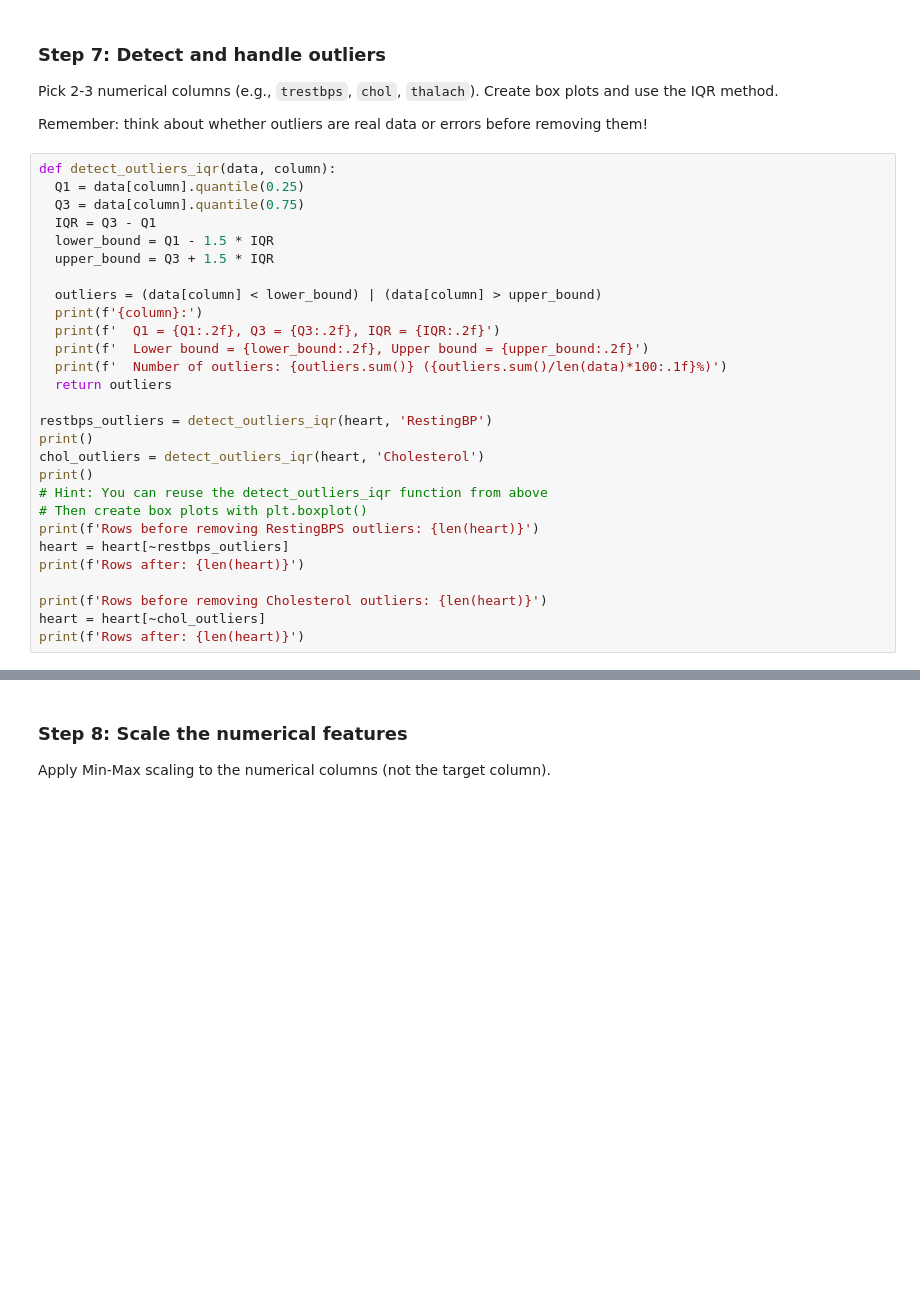
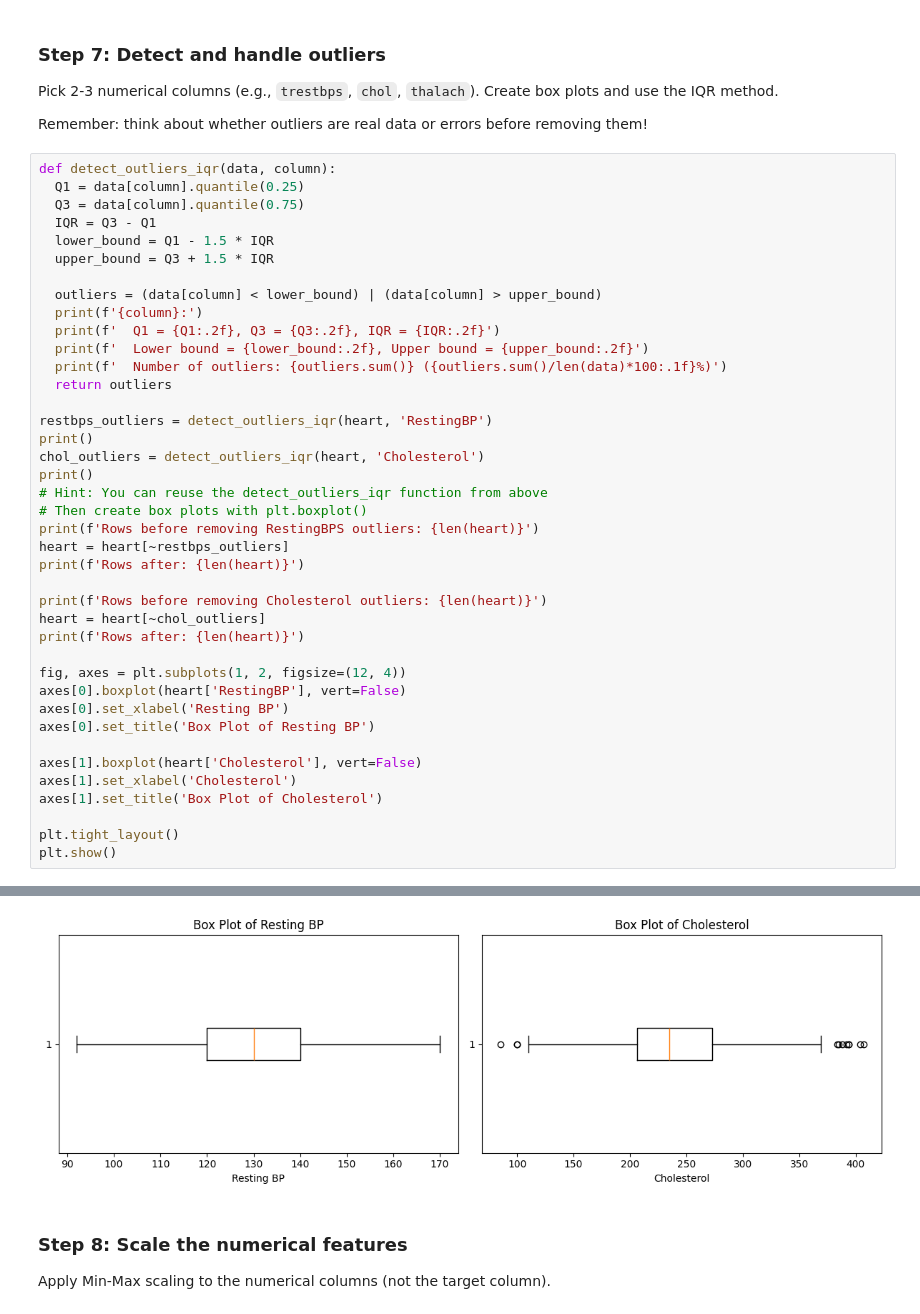
Before and after one commit to arosales23/CIS-3514-WT-EC-ARA, a Jupyter notebook: Data_Cleaning_Exercise_Class.ipynb, the cells around one changed output, grey strips where cells are left out. Saved outputs shown, nothing was run; the diff lists cells and outputs as text; blank space fills up the shorter version.

```diff
--- a/Data_Cleaning_Exercise_Class.ipynb
+++ b/Data_Cleaning_Exercise_Class.ipynb
@@ -244,6 +246,18 @@ print(f'Rows after: {len(heart)}')
 print(f'Rows before removing Cholesterol outliers: {len(heart)}')
 heart = heart[~chol_outliers]
 print(f'Rows after: {len(heart)}')
+
+fig, axes = plt.subplots(1, 2, figsize=(12, 4))
+axes[0].boxplot(heart['RestingBP'], vert=False)
+axes[0].set_xlabel('Resting BP')
+axes[0].set_title('Box Plot of Resting BP')
+
+axes[1].boxplot(heart['Cholesterol'], vert=False)
+axes[1].set_xlabel('Cholesterol')
+axes[1].set_title('Box Plot of Cholesterol')
+
+plt.tight_layout()
+plt.show()
 # %% [output]
 RestingBP:
   Q1 = 120.00, Q3 = 140.00, IQR = 20.00
@@ -262,3 +276,4 @@ Rows after: 702
+[figure, added]
 # %% [markdown]
 ### Step 8: Scale the numerical features
 
```
Also changed, not shown: parts of 4 cells of this notebook.
